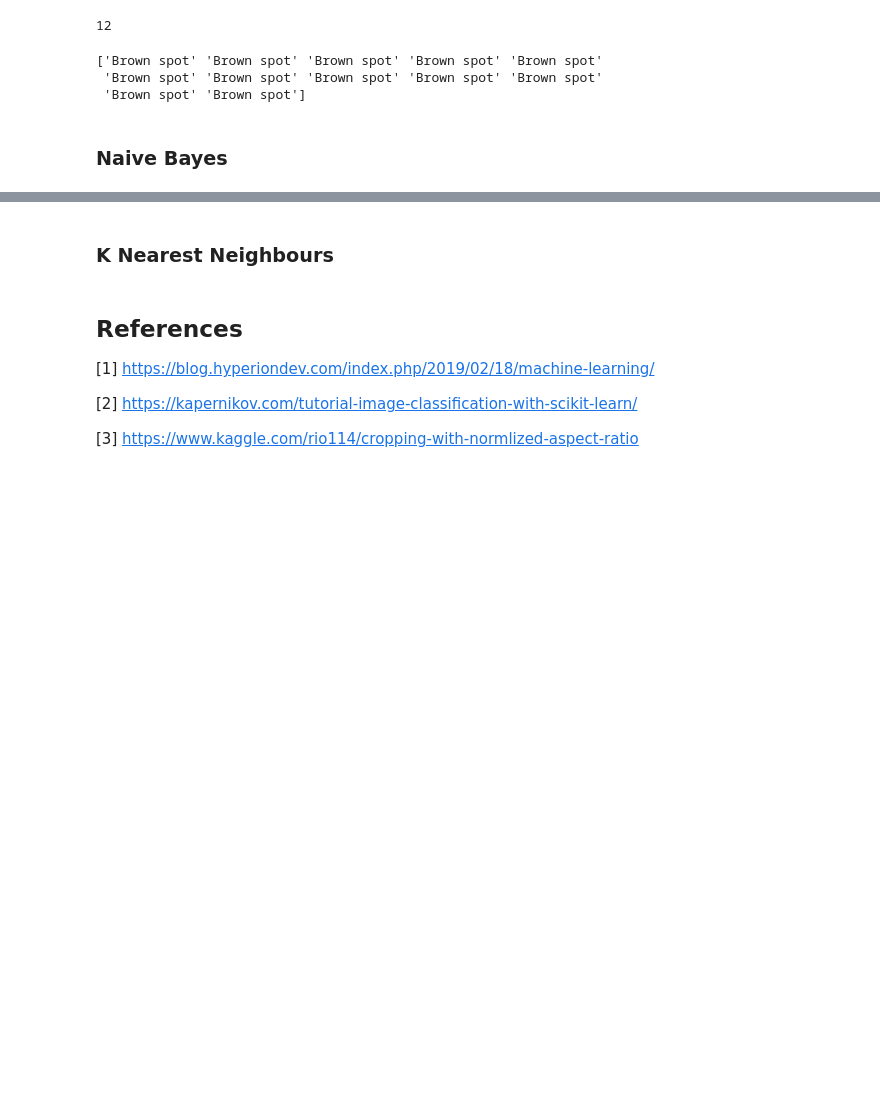
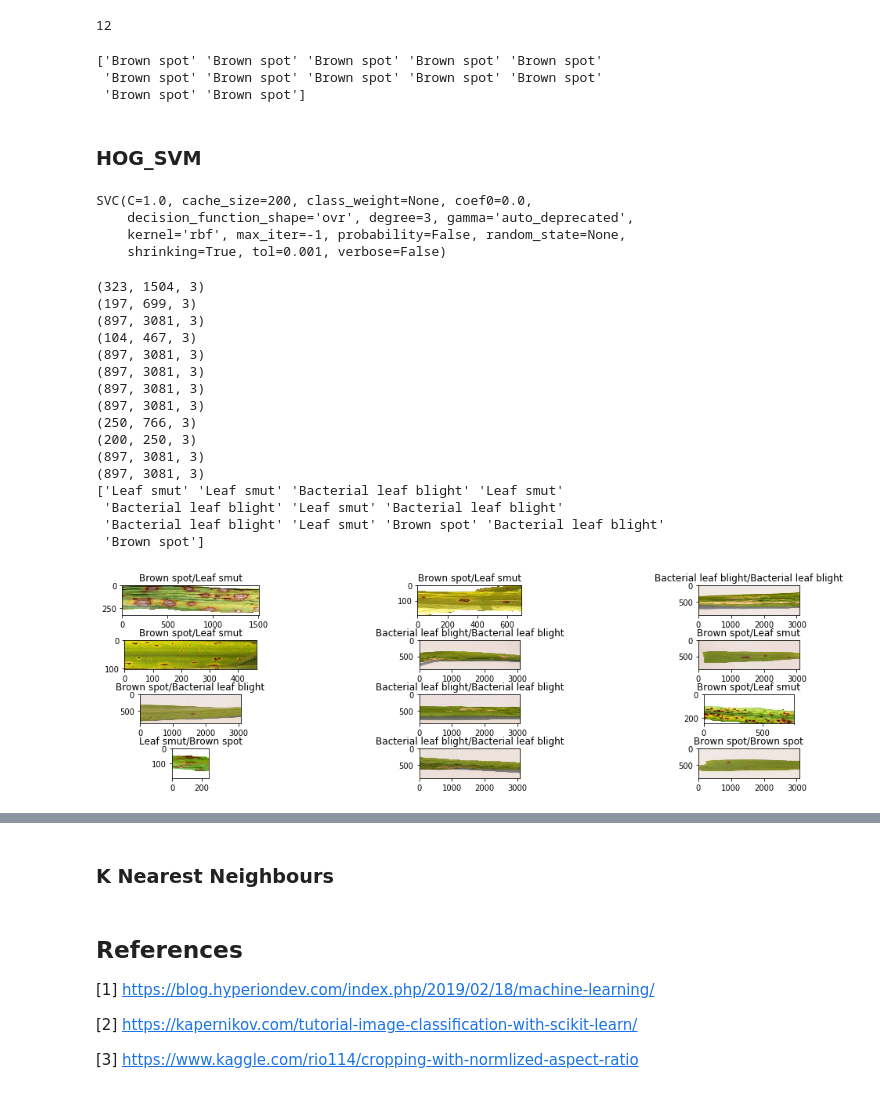
Before and after one commit to JmePRE/disChord, a Jupyter notebook: Assignment 3/Assignment_3.ipynb, the cells around one changed output, grey strips where cells are left out. Saved outputs shown, nothing was run; the diff lists cells and outputs as text; code cells hidden in the pictures; blank space fills up the shorter version.

```diff
--- a/Assignment 3/Assignment_3.ipynb
+++ b/Assignment 3/Assignment_3.ipynb
@@ -383,9 +256,10 @@ Data is first split into training and testing set
 ### Support Vector Machine (SVM)
 # %%
 #test
-tt = X_train
+tt = []
 for i in range(len(X_train)):
-    tt[i] = X_train[i].reshape(-1)
+    tt.append(X_train[i].reshape(-1))
+tt = np.asarray(tt)
 print(tt[7])
 print(tt.shape)
 #print(y_train)
@@ -403,6 +292,6 @@ print(a.shape)
 
 from sklearn import svm
 clf = svm.SVC()
-clf.fit(a, y_train)
+clf.fit(X_train, y_train)
 # %% [output]
 (108, 90000)
@@ -424,5 +313,51 @@ print(y_pred)
 ['Brown spot' 'Brown spot' 'Brown spot' 'Brown spot' 'Brown spot'
  'Brown spot' 'Brown spot' 'Brown spot' 'Brown spot' 'Brown spot'
  'Brown spot' 'Brown spot']
-# %% [markdown]
-### Naive Bayes
+# %% [markdown]
+### HOG_SVM
+# %%
+from sklearn import svm
+
+clf = svm.SVC()
+clf.fit(X_train, y_train)
+# %% [output]
+SVC(C=1.0, cache_size=200, class_weight=None, coef0=0.0,
+    decision_function_shape='ovr', degree=3, gamma='auto_deprecated',
+    kernel='rbf', max_iter=-1, probability=False, random_state=None,
+    shrinking=True, tol=0.001, verbose=False)
+# %%
+X_test0 = features([skimage.transform.resize(x, (100,300)) for x in X_test])
+y_test0 = clf.predict(X_test0)
+# %%
+# set up the matplotlib figure and axes, based on the number of labels
+fig, axes = plt.subplots(4, 3)
+fig.set_size_inches(15,4)
+fig.tight_layout()
+
+# make a plot for every label (equipment) type. The index method returns the
+# index of the first item corresponding to its search string, label in this case
+for i in range(4):
+    for j in range(3):
+        # axes[i].axis('off')
+        print(X_test[i*3+j].shape)
+        axes[i][j].imshow(X_test[i*3+j], cmap='Greys')
+        axes[i][j].set_title(str(y_test[i*3+j])+"/"+str(y_test0[i*3+j]))
+print(y_test0)
+# %% [output]
+(323, 1504, 3)
+(197, 699, 3)
+(897, 3081, 3)
+(104, 467, 3)
+(897, 3081, 3)
+(897, 3081, 3)
+(897, 3081, 3)
+(897, 3081, 3)
+(250, 766, 3)
+(200, 250, 3)
+(897, 3081, 3)
+(897, 3081, 3)
+['Leaf smut' 'Leaf smut' 'Bacterial leaf blight' 'Leaf smut'
+ 'Bacterial leaf blight' 'Leaf smut' 'Bacterial leaf blight'
+ 'Bacterial leaf blight' 'Leaf smut' 'Brown spot' 'Bacterial leaf blight'
+ 'Brown spot']
+[figure, added]
```
Also changed, not shown: parts of 24 cells of this notebook, 31 other files.
